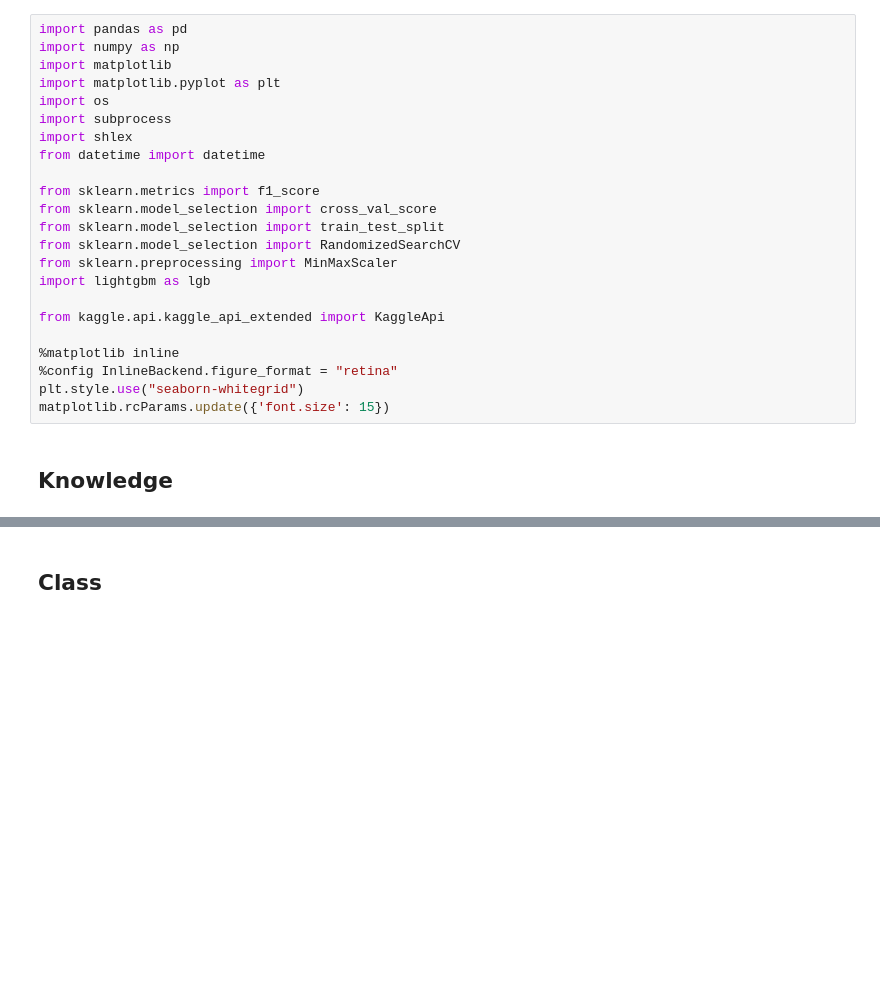
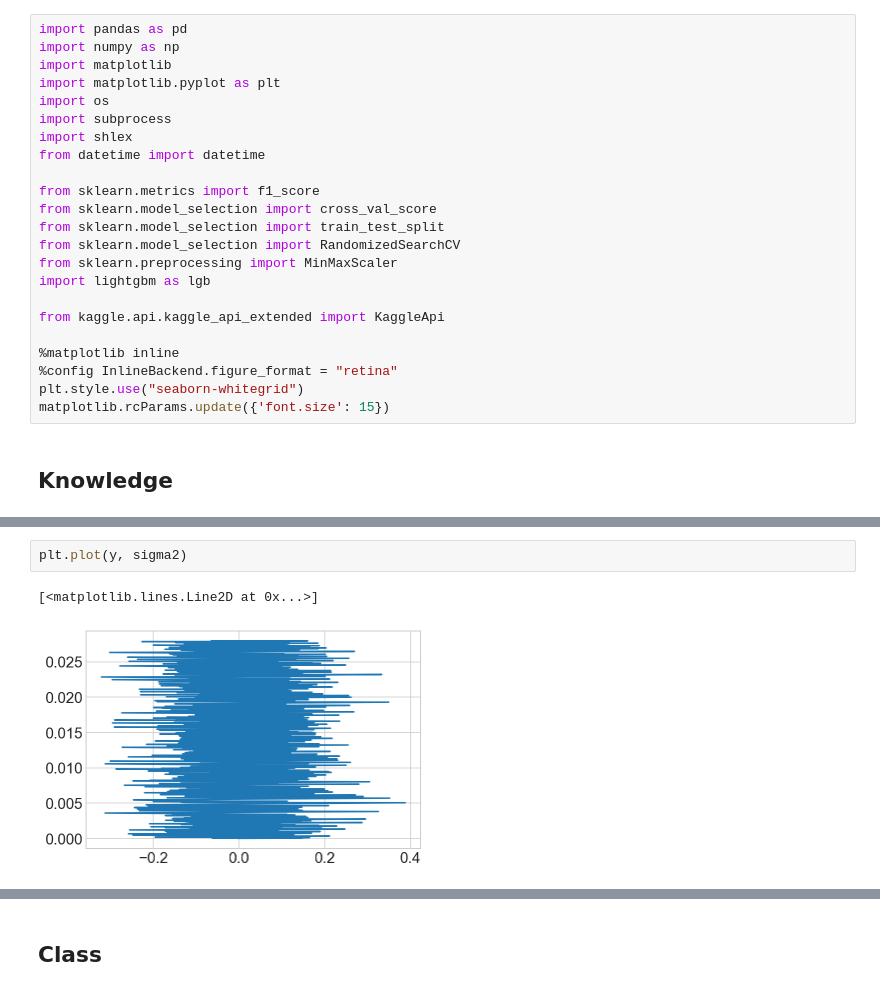
Before and after one commit to geraldgong/Kaggle_Ion, a Jupyter notebook: ion_channels.ipynb, the cells around one changed output, grey strips where cells are left out. Drawn from its saved outputs; the diff is of its cells as text; blank space fills up the shorter version.

```diff
--- a/ion_channels.ipynb
+++ b/ion_channels.ipynb
@@ -54,0 +77,5 @@ Take away:
+# %%
+plt.plot(y, sigma2)
+# %% [output]
+[<matplotlib.lines.Line2D at 0x...>]
+[figure, added]
```
Also changed, not shown: parts of 11 cells of this notebook, 3 other files.
